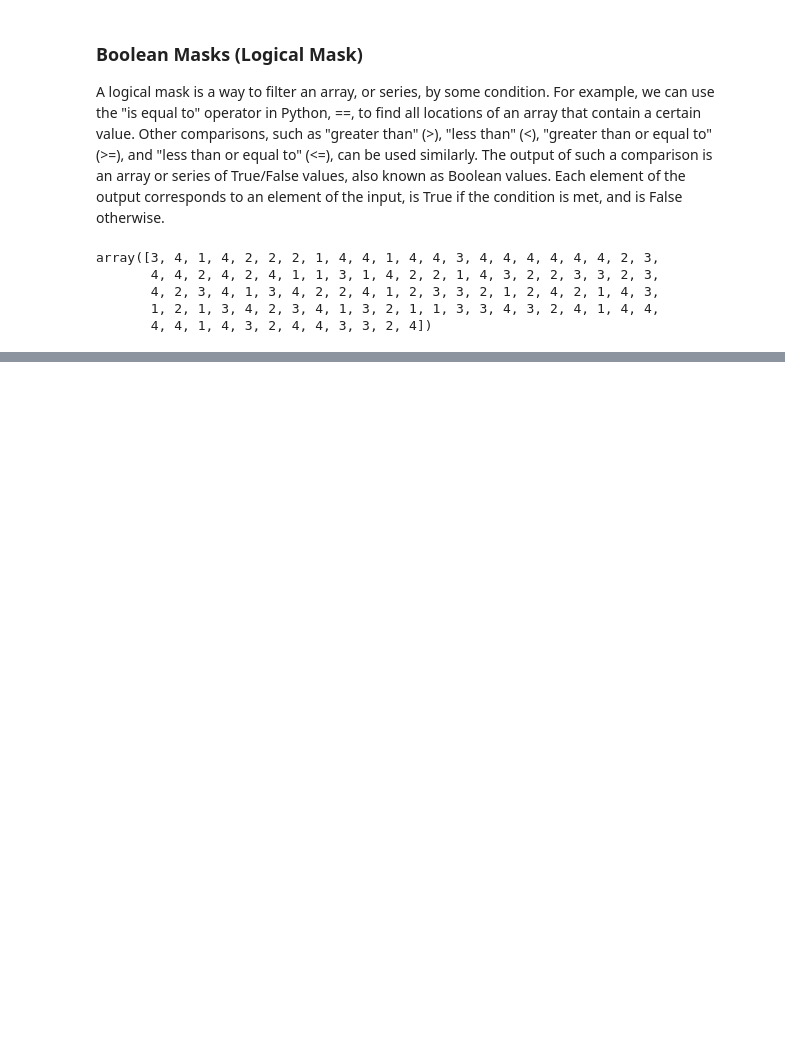
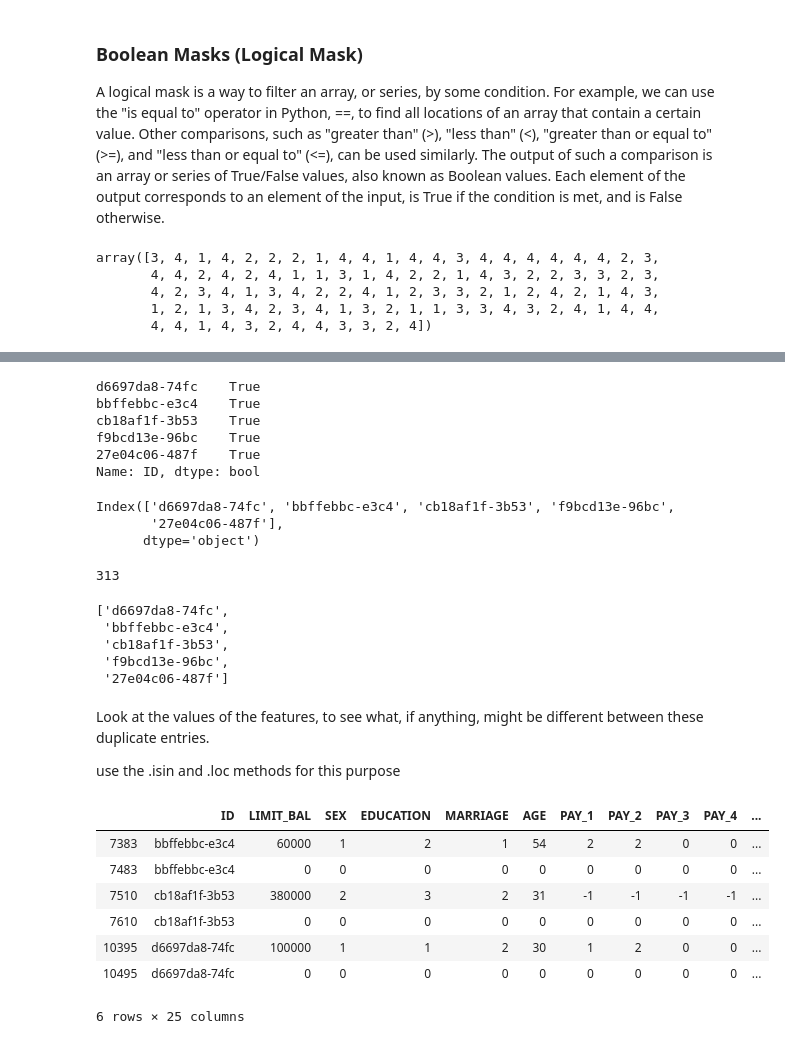
Before and after one commit to eliud-kagema/data_science_projects, a Jupyter notebook: 01 Data Exploration and Cleaning/02 Data Cleaning.ipynb, the cells around one changed output, grey strips where cells are left out. Saved outputs shown, nothing was run; the diff lists cells and outputs as text; code cells hidden in the pictures; blank space fills up the shorter version.

```diff
--- a/01 Data Exploration and Cleaning/02 Data Cleaning.ipynb
+++ b/01 Data Exploration and Cleaning/02 Data Cleaning.ipynb
@@ -129,0 +130,54 @@ array([ True, False, False, False, False, False, False, False, False,
+# %%
+# using the dataset
+
+# display the first 5 duplicated IDS
+
+dupe_mask = id_counts ==2
+dupe_mask[0:5]
+# %% [output]
+d6697da8-74fc    True
+bbffebbc-e3c4    True
+cb18af1f-3b53    True
+f9bcd13e-96bc    True
+27e04c06-487f    True
+Name: ID, dtype: bool
+# %%
+# Access the index of id_count and display the first five rows
+id_counts.index[0:5]
+# %% [output]
+Index(['d6697da8-74fc', 'bbffebbc-e3c4', 'cb18af1f-3b53', 'f9bcd13e-96bc',
+       '27e04c06-487f'],
+      dtype='object')
+# %%
+# Select and store the duplicated IDs in a new variable called dupe_ids
+dupe_ids = id_counts.index[dupe_mask]
+# %%
+# Convert dupe_ids to a list and then obtain the length of the list
+dupe_ids = list(dupe_ids)
+len(dupe_ids)
+# %% [output]
+313
+# %%
+# verify the data in dupe_ids by displaying the first five
+dupe_ids[0:5]
+# %% [output]
+['d6697da8-74fc',
+ 'bbffebbc-e3c4',
+ 'cb18af1f-3b53',
+ 'f9bcd13e-96bc',
+ '27e04c06-487f']
+# %% [markdown]
+Look at the values of the features, to see what, if anything, might be different between these duplicate entries.
+
+use the .isin and .loc methods for this purpose
+# %%
+df.loc[df['ID'].isin(dupe_ids[0:3]),:].head(10)
+# %% [output]
+|  | ID | LIMIT_BAL | SEX | EDUCATION | MARRIAGE | AGE | PAY_1 | PAY_2 | PAY_3 | PAY_4 | ... |
+| 7383 | bbffebbc-e3c4 | 60000 | 1 | 2 | 1 | 54 | 2 | 2 | 0 | 0 | ... |
+| 7483 | bbffebbc-e3c4 | 0 | 0 | 0 | 0 | 0 | 0 | 0 | 0 | 0 | ... |
+| 7510 | cb18af1f-3b53 | 380000 | 2 | 3 | 2 | 31 | -1 | -1 | -1 | -1 | ... |
+| 7610 | cb18af1f-3b53 | 0 | 0 | 0 | 0 | 0 | 0 | 0 | 0 | 0 | ... |
+| 10395 | d6697da8-74fc | 100000 | 1 | 1 | 2 | 30 | 1 | 2 | 0 | 0 | ... |
+| 10495 | d6697da8-74fc | 0 | 0 | 0 | 0 | 0 | 0 | 0 | 0 | 0 | ... |
+6 rows × 25 columns
```
Also changed, not shown: parts of 9 cells of this notebook.
